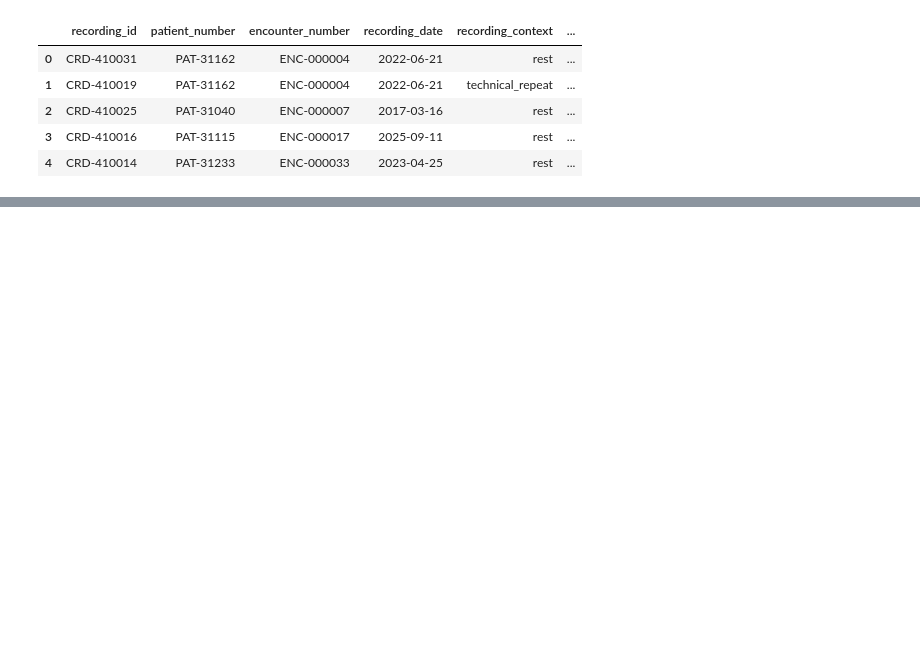
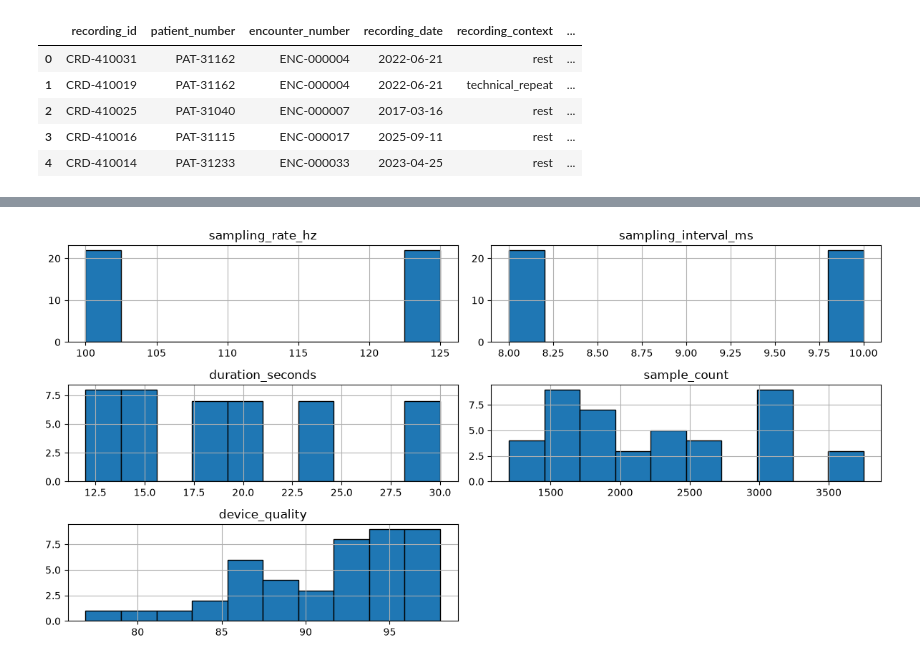
Before and after one commit to Sheik-info/20262027-UE-DataMining-Project, a Jupyter notebook: health.ipynb, the cells around one changed output, grey strips where cells are left out. Drawn from its saved outputs; the diff is of its cells as text; code cells hidden in the pictures; blank space fills up the shorter version.

```diff
--- a/health.ipynb
+++ b/health.ipynb
@@ -2715,0 +110,9 @@ MRP-42-recherche : 1 patients à profession rare sur 20 | Fisher p = 1
+# %%
+# Conversion de la date au format temporel
+df["recording_date"] = pd.to_datetime(df["recording_date"], errors="raise")
+
+# Types de données et valeurs non manquantes
+df.info()
+
+# Nombre de valeurs manquantes par colonne
+df.isna().sum()
@@ -2715,0 +190,16 @@ MRP-42-recherche : 1 patients à profession rare sur 20 | Fisher p = 1
+# %%
+import matplotlib.pyplot as plt
+
+variables_numeriques = [
+    "sampling_rate_hz",
+    "sampling_interval_ms",
+    "duration_seconds",
+    "sample_count",
+    "device_quality"
+]
+
+df[variables_numeriques].hist(figsize=(12, 6), bins=10, edgecolor="black")
+plt.tight_layout()
+plt.show()
+# %% [output]
+[figure, added]
```
Also changed, not shown: parts of 487 cells of this notebook.
